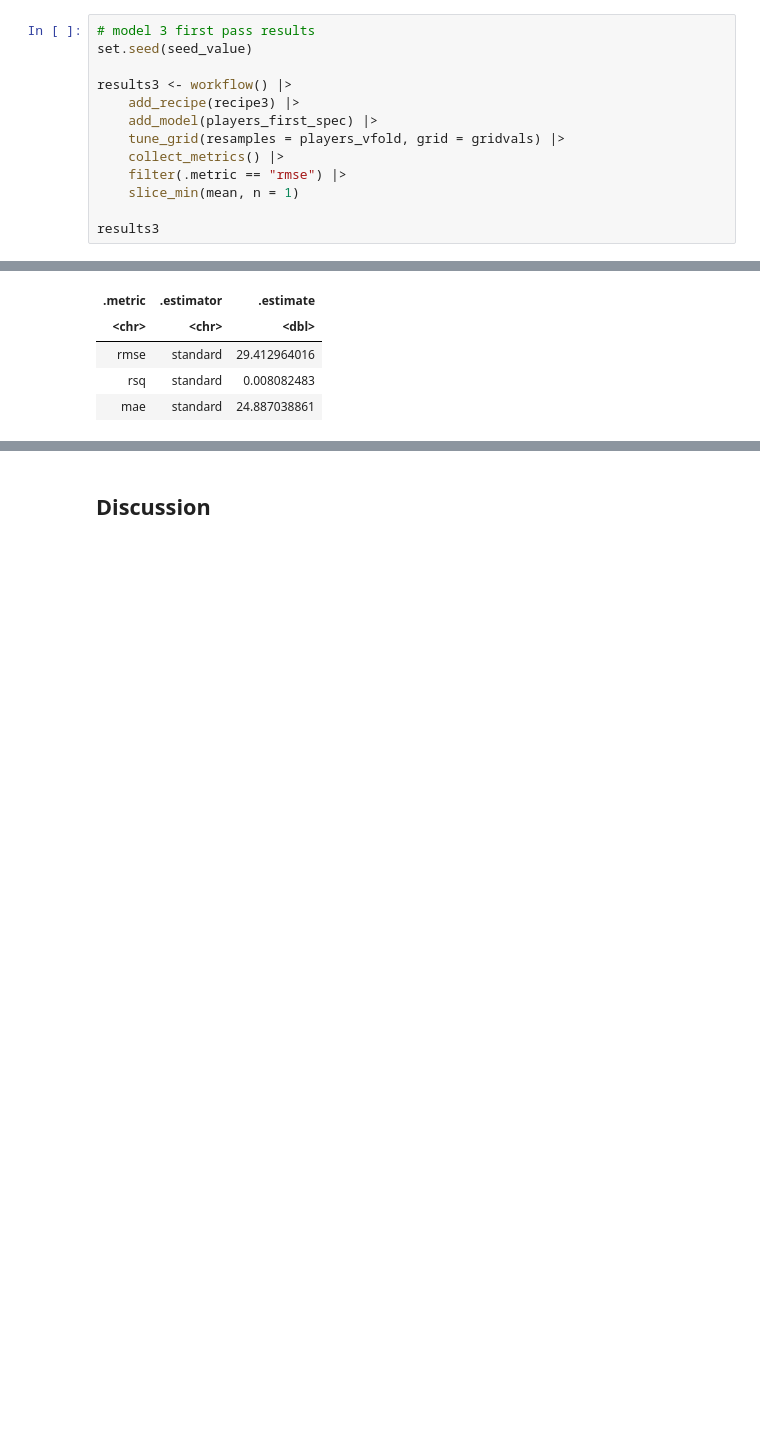
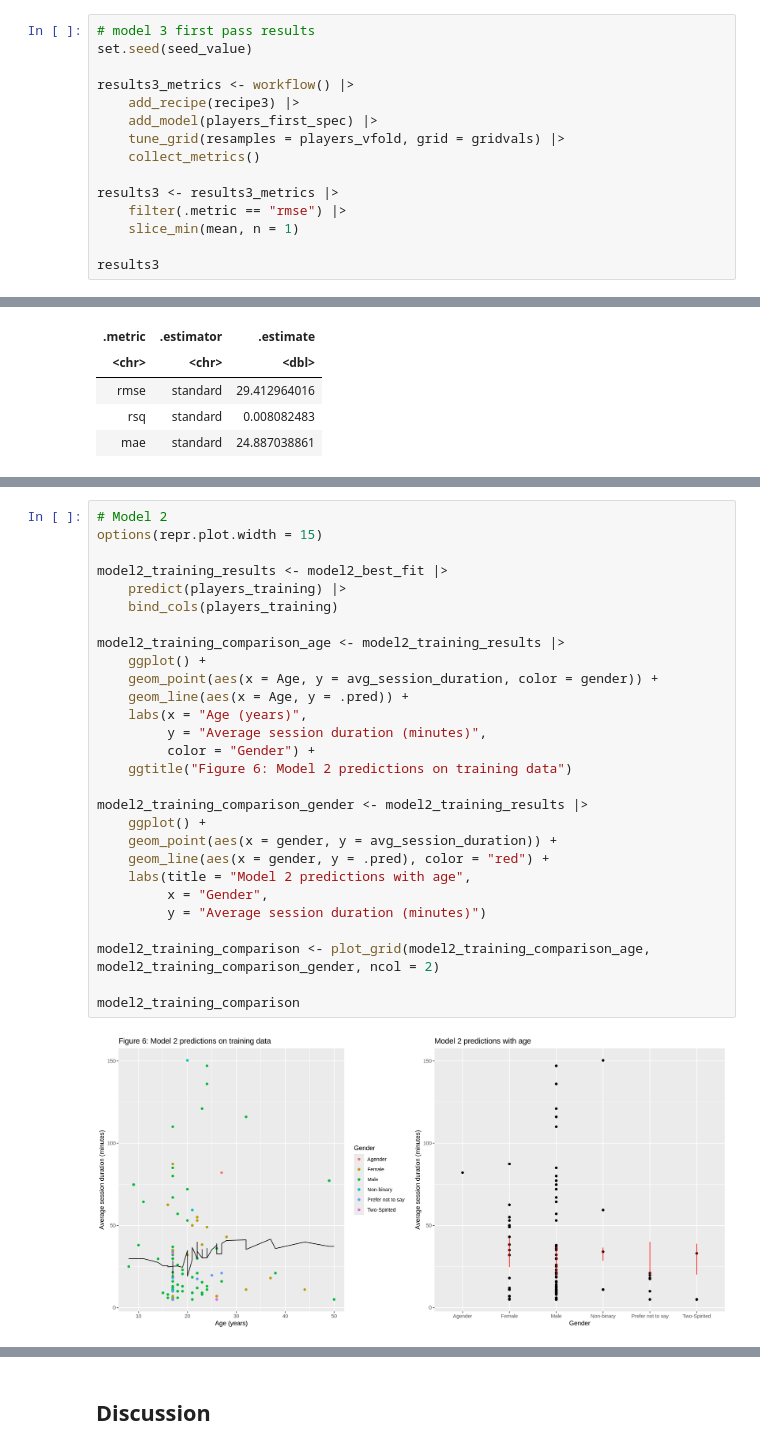
Before and after one commit to LearningMachine0/dsci100-project-group-006-21, a Jupyter notebook: dsci-100-project-group-006-21.ipynb, the cells around one changed output, grey strips where cells are left out. Cells and saved outputs as stored; diff of their text form; blank space fills up the shorter version.

```diff
--- a/dsci-100-project-group-006-21.ipynb
+++ b/dsci-100-project-group-006-21.ipynb
@@ -319,11 +324,13 @@ A tibble: 1 × 7
 # model 3 first pass results
 set.seed(seed_value)
 
-results3 <- workflow() |>
+results3_metrics <- workflow() |>
     add_recipe(recipe3) |>
     add_model(players_first_spec) |>
     tune_grid(resamples = players_vfold, grid = gridvals) |>
-    collect_metrics() |>
+    collect_metrics()
+
+results3 <- results3_metrics |>
     filter(.metric == "rmse") |>
     slice_min(mean, n = 1)
 
@@ -408,0 +451,30 @@ A tibble: 3 × 3
+# %%
+# Model 2
+options(repr.plot.width = 15)
+
+model2_training_results <- model2_best_fit |>
+    predict(players_training) |>
+    bind_cols(players_training)
+
+model2_training_comparison_age <- model2_training_results |>
+    ggplot() +
+    geom_point(aes(x = Age, y = avg_session_duration, color = gender)) +
+    geom_line(aes(x = Age, y = .pred)) +
+    labs(x = "Age (years)",
+         y = "Average session duration (minutes)",
+         color = "Gender") +
+    ggtitle("Figure 6: Model 2 predictions on training data")
+
+model2_training_comparison_gender <- model2_training_results |>
+    ggplot() +
+    geom_point(aes(x = gender, y = avg_session_duration)) +
+    geom_line(aes(x = gender, y = .pred), color = "red") +
+    labs(title = "Model 2 predictions with age",
+         x = "Gender",
+         y = "Average session duration (minutes)")
+
+model2_training_comparison <- plot_grid(model2_training_comparison_age, model2_training_comparison_gender, ncol = 2)
+
+model2_training_comparison
+# %% [output]
+[figure, added]
```
Also changed, not shown: parts of 12 cells of this notebook.
